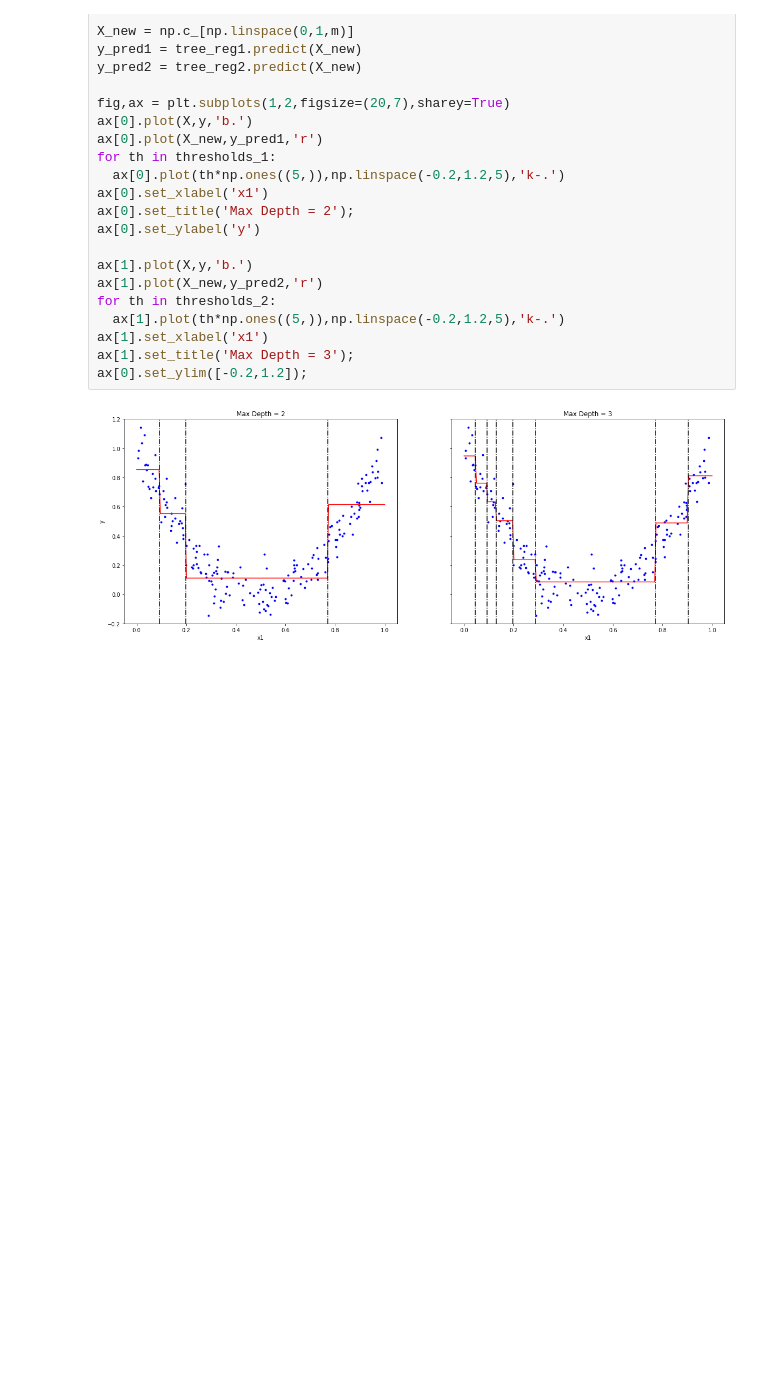
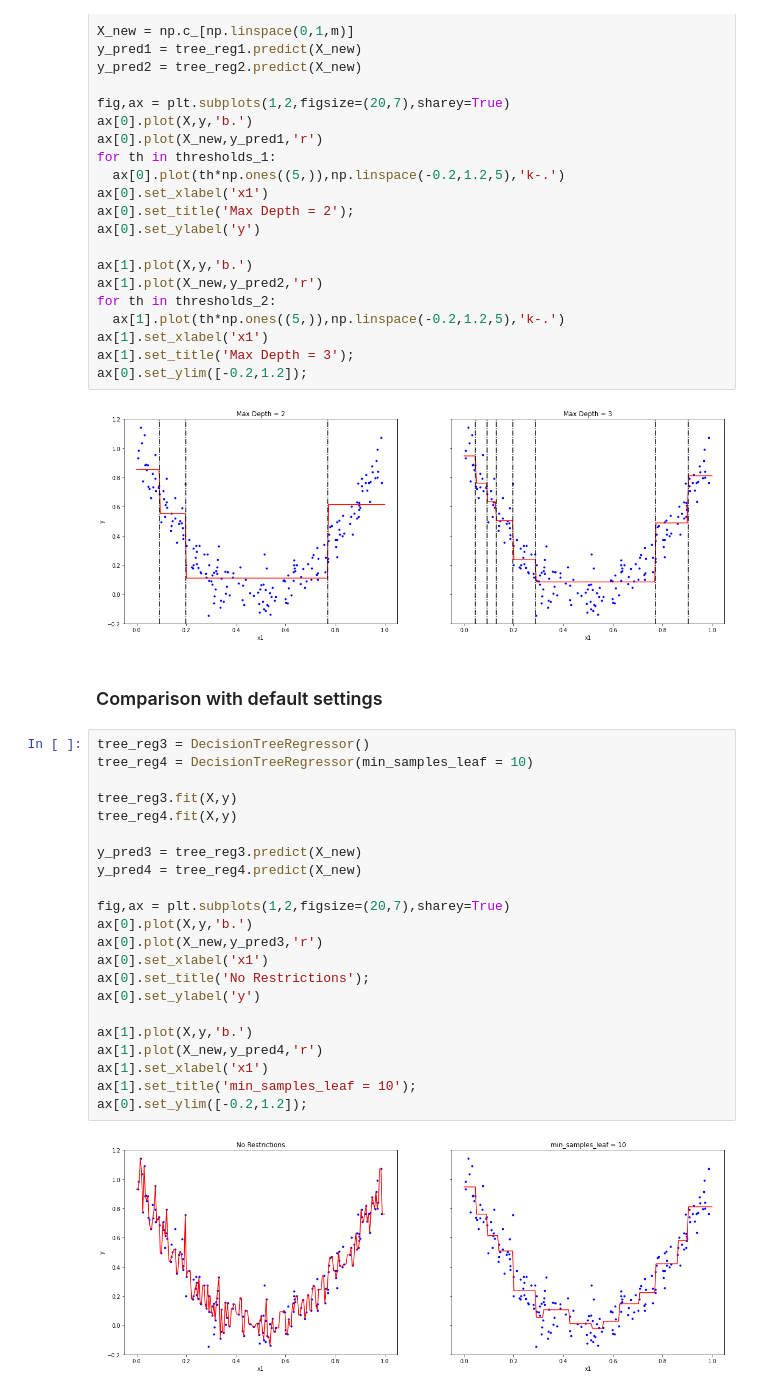
Before and after one commit to chandrusuresh/Hands-On-ML, a Jupyter notebook: Ch6-DecisionTrees/DecisionTrees.ipynb, the cells around one changed output. Drawn from its saved outputs; the diff is of its cells as text; blank space fills up the shorter version.

```diff
--- a/Ch6-DecisionTrees/DecisionTrees.ipynb
+++ b/Ch6-DecisionTrees/DecisionTrees.ipynb
@@ -107,3 +109,29 @@ ax[1].set_title('Max Depth = 3');
 ax[0].set_ylim([-0.2,1.2]);
 # %% [output]
 [figure]
+# %% [markdown]
+### Comparison with default settings
+# %%
+tree_reg3 = DecisionTreeRegressor()
+tree_reg4 = DecisionTreeRegressor(min_samples_leaf = 10)
+
+tree_reg3.fit(X,y)
+tree_reg4.fit(X,y)
+
+y_pred3 = tree_reg3.predict(X_new)
+y_pred4 = tree_reg4.predict(X_new)
+
+fig,ax = plt.subplots(1,2,figsize=(20,7),sharey=True)
+ax[0].plot(X,y,'b.')
+ax[0].plot(X_new,y_pred3,'r')
+ax[0].set_xlabel('x1')
+ax[0].set_title('No Restrictions');
+ax[0].set_ylabel('y')
+
+ax[1].plot(X,y,'b.')
+ax[1].plot(X_new,y_pred4,'r')
+ax[1].set_xlabel('x1')
+ax[1].set_title('min_samples_leaf = 10');
+ax[0].set_ylim([-0.2,1.2]);
+# %% [output]
+[figure, added]
```
Also changed, not shown: parts of 1 cell of this notebook.
